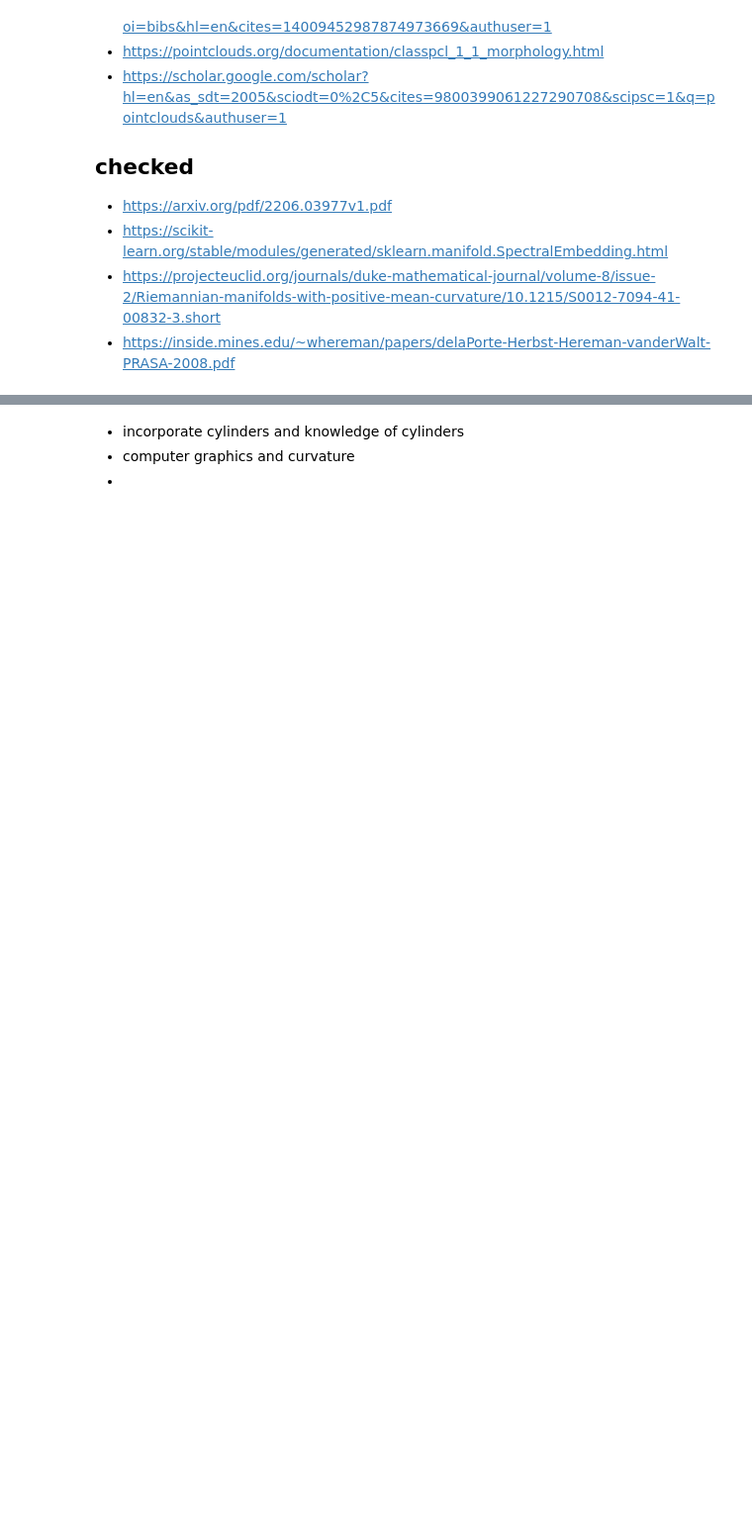
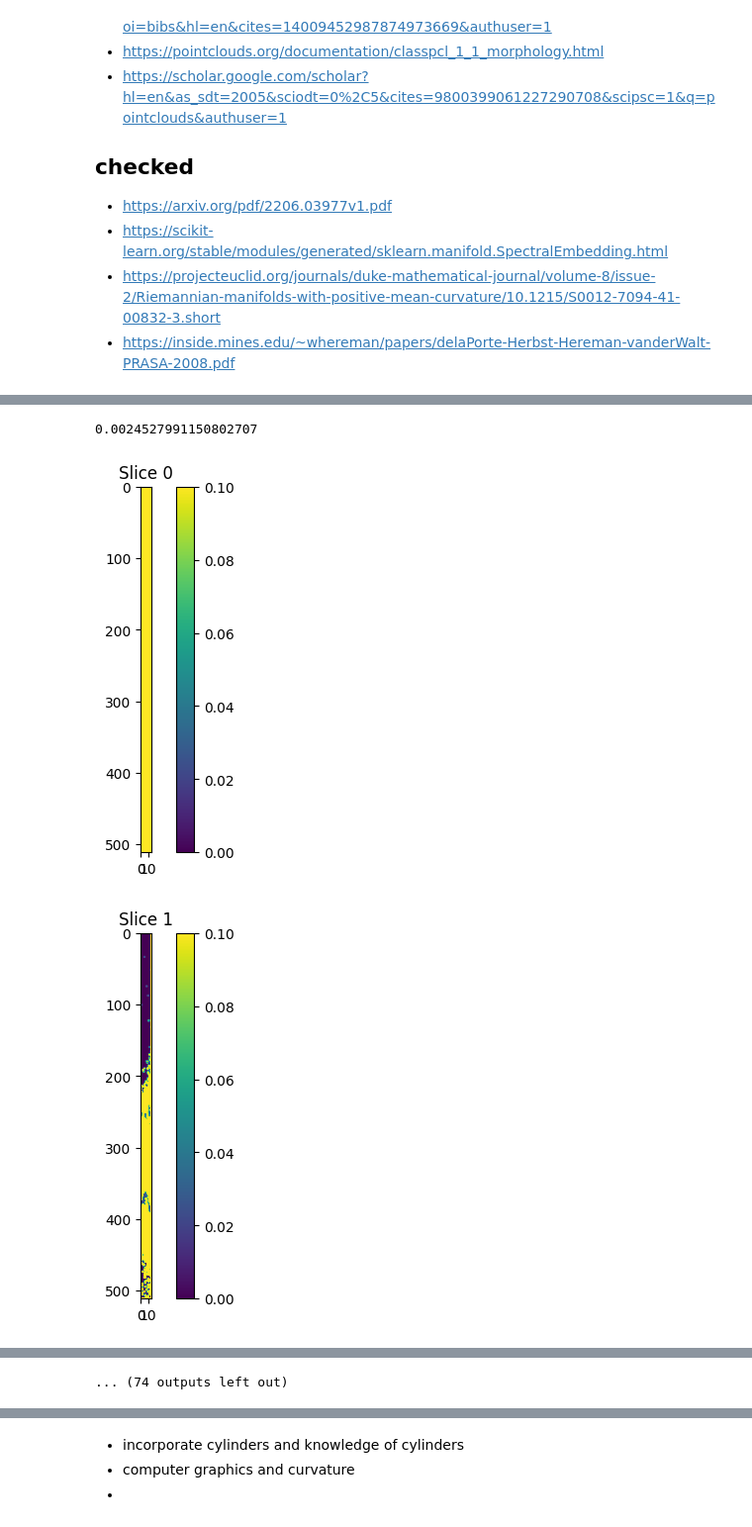
Before and after one commit to Hrsh-Venket/OpenCV-intestinal-deformations, a Jupyter notebook: Intestine Point Cloud.ipynb, the cells around one changed output, grey strips where cells are left out. Shown at 99% size. Saved outputs shown, nothing was run; the diff lists cells and outputs as text; code cells hidden in the pictures; blank space fills up the shorter version.

```diff
--- a/Intestine Point Cloud.ipynb
+++ b/Intestine Point Cloud.ipynb
@@ -142,6 +318,21 @@ checked
 * https://scikit-learn.org/stable/modules/generated/sklearn.manifold.SpectralEmbedding.html
 * https://projecteuclid.org/journals/duke-mathematical-journal/volume-8/issue-2/Riemannian-manifolds-with-positive-mean-curvature/10.1215/S0012-7094-41-00832-3.short
 * https://inside.mines.edu/~whereman/papers/delaPorte-Herbst-Hereman-vanderWalt-PRASA-2008.pdf
+# %%
+import numpy as np
+
+def jacobian(image):
+    # Convert image to grayscale if it is RGB
+    if len(image.shape) == 3:
+        image = np.mean(image, axis=2)
+
+    # Calculate the gradients in x and y directions
+    Ix, Iy = np.gradient(image)
+
+    # Calculate the Jacobian
+    jacobian = np.array([[Ix * Ix, Ix * Iy, Iy * Ix, Iy * Iy]])
+
+    return jacobian
 # %%
 # from n2v.models import N2VConfig, N2V
 # from n2v.internals.N2V_DataGenerator import N2V_DataGenerator
@@ -255,0 +413,4 @@ for img in images:
+# %%
+# images = mtif.read_stack("testimages/2022.12.21_APS018_Infection_PA14-GacA_40X_40%_EM-4_D2_3_7047.tif", units='um')
+# images = mtif.read_stack("testimages/2022.12.21_APS018_Infection_PA14-GacA_40X_40%_EM-4_D2_3_7048.tif", units='um')
+images = mtif.read_stack("testimages/2022.12.21_APS018_Infection_PA14-GacA_40X_40%_EM-4_D2_3_7046.tif", units='um')
@@ -256 +461,7 @@ for img in images:
+# %%
+binary_images_0 = binarise(images)
+x_0 = makepcl(binary_images_0)
+compress_ratio(x_0, 'x_0')
+# %% [output]
+0.0024527991150802707
 # %%
@@ -300,0 +473,5 @@ pyvista_point_cloud.plot(render_points_as_spheres=True)
+# %%
+visualize_jacobian(jacobian_3d(np_equalised_images), vmin=0, vmax=0.1)
+# %% [output]
+[figure, added]
+[figure, added]
@@ -300,0 +488 @@ pyvista_point_cloud.plot(render_points_as_spheres=True)
+... (74 outputs left out)
```
Also changed, not shown: parts of 45 cells of this notebook.
